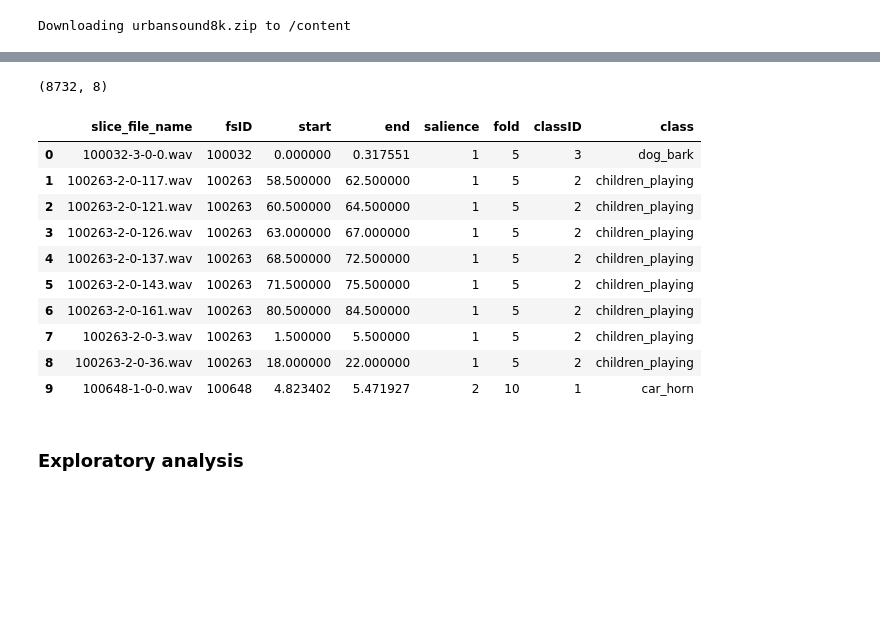
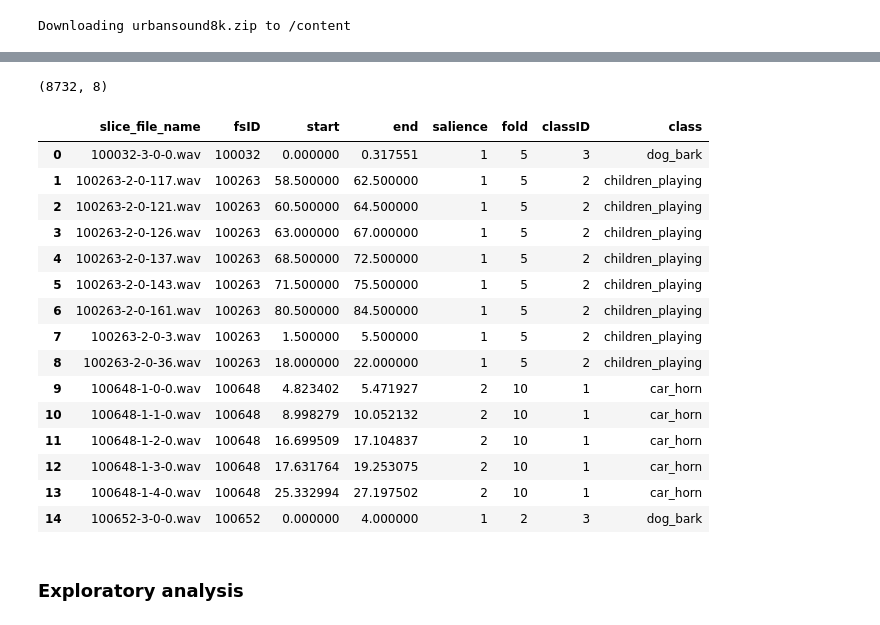
Before and after one commit to angelinakhatiwada/Urban-Sound-Classification, a Jupyter notebook: Urban_Sound_Classification_Feature_Extraction.ipynb, the cells around one changed output, grey strips where cells are left out. Saved outputs shown, nothing was run; the diff lists cells and outputs as text; code cells hidden in the pictures; blank space fills up the shorter version.

```diff
--- a/Urban_Sound_Classification_Feature_Extraction.ipynb
+++ b/Urban_Sound_Classification_Feature_Extraction.ipynb
@@ -51,20 +71,25 @@ Downloading urbansound8k.zip to /content
 # %%
 metadata = pd.read_csv("UrbanSound8K.csv")
 print(metadata.shape)
-metadata.head(10)
+metadata.head(15)
 # %% [output]
 (8732, 8)
 |  | slice_file_name | fsID | start | end | salience | fold | classID | class |
 | 0 | 100032-3-0-0.wav | 100032 | 0.000000 | 0.317551 | 1 | 5 | 3 | dog_bark |
 | 1 | 100263-2-0-117.wav | 100263 | 58.500000 | 62.500000 | 1 | 5 | 2 | children_playing |
 | 2 | 100263-2-0-121.wav | 100263 | 60.500000 | 64.500000 | 1 | 5 | 2 | children_playing |
 | 3 | 100263-2-0-126.wav | 100263 | 63.000000 | 67.000000 | 1 | 5 | 2 | children_playing |
 | 4 | 100263-2-0-137.wav | 100263 | 68.500000 | 72.500000 | 1 | 5 | 2 | children_playing |
 | 5 | 100263-2-0-143.wav | 100263 | 71.500000 | 75.500000 | 1 | 5 | 2 | children_playing |
 | 6 | 100263-2-0-161.wav | 100263 | 80.500000 | 84.500000 | 1 | 5 | 2 | children_playing |
 | 7 | 100263-2-0-3.wav | 100263 | 1.500000 | 5.500000 | 1 | 5 | 2 | children_playing |
 | 8 | 100263-2-0-36.wav | 100263 | 18.000000 | 22.000000 | 1 | 5 | 2 | children_playing |
 | 9 | 100648-1-0-0.wav | 100648 | 4.823402 | 5.471927 | 2 | 10 | 1 | car_horn |
+| 10 | 100648-1-1-0.wav | 100648 | 8.998279 | 10.052132 | 2 | 10 | 1 | car_horn |
+| 11 | 100648-1-2-0.wav | 100648 | 16.699509 | 17.104837 | 2 | 10 | 1 | car_horn |
+| 12 | 100648-1-3-0.wav | 100648 | 17.631764 | 19.253075 | 2 | 10 | 1 | car_horn |
+| 13 | 100648-1-4-0.wav | 100648 | 25.332994 | 27.197502 | 2 | 10 | 1 | car_horn |
+| 14 | 100652-3-0-0.wav | 100652 | 0.000000 | 4.000000 | 1 | 2 | 3 | dog_bark |
 # %% [markdown]
 ### Exploratory analysis
 # %%
```
Also changed, not shown: parts of 47 cells of this notebook.
